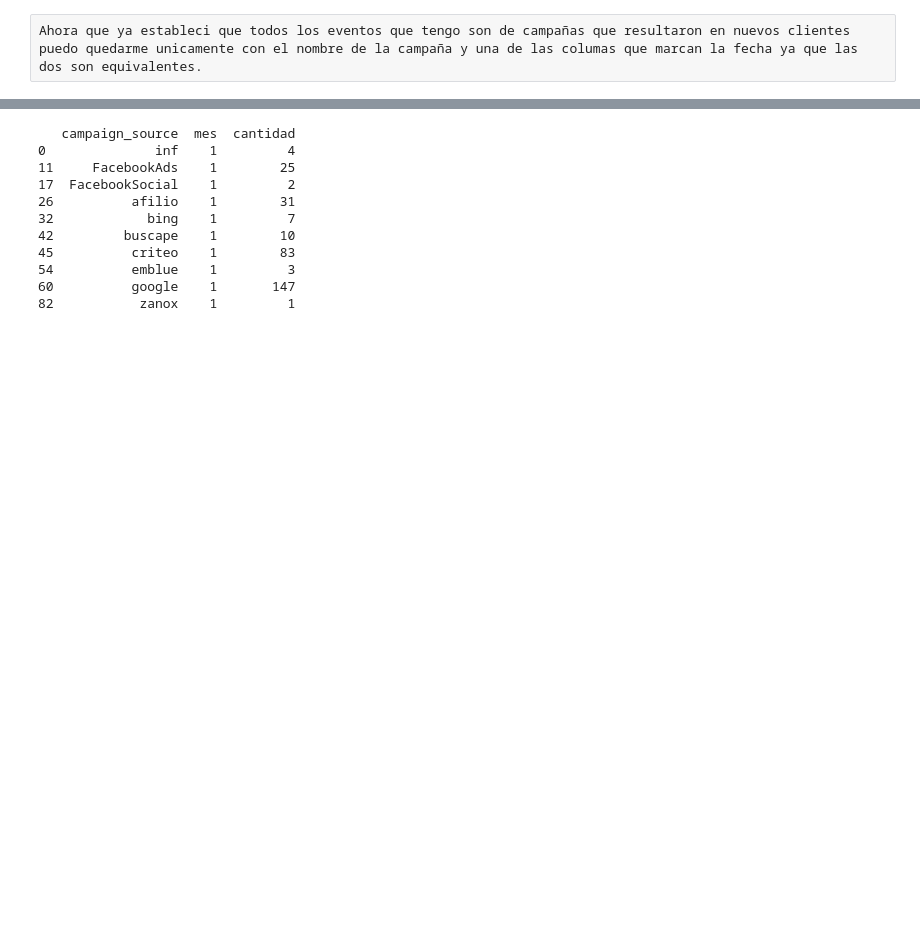
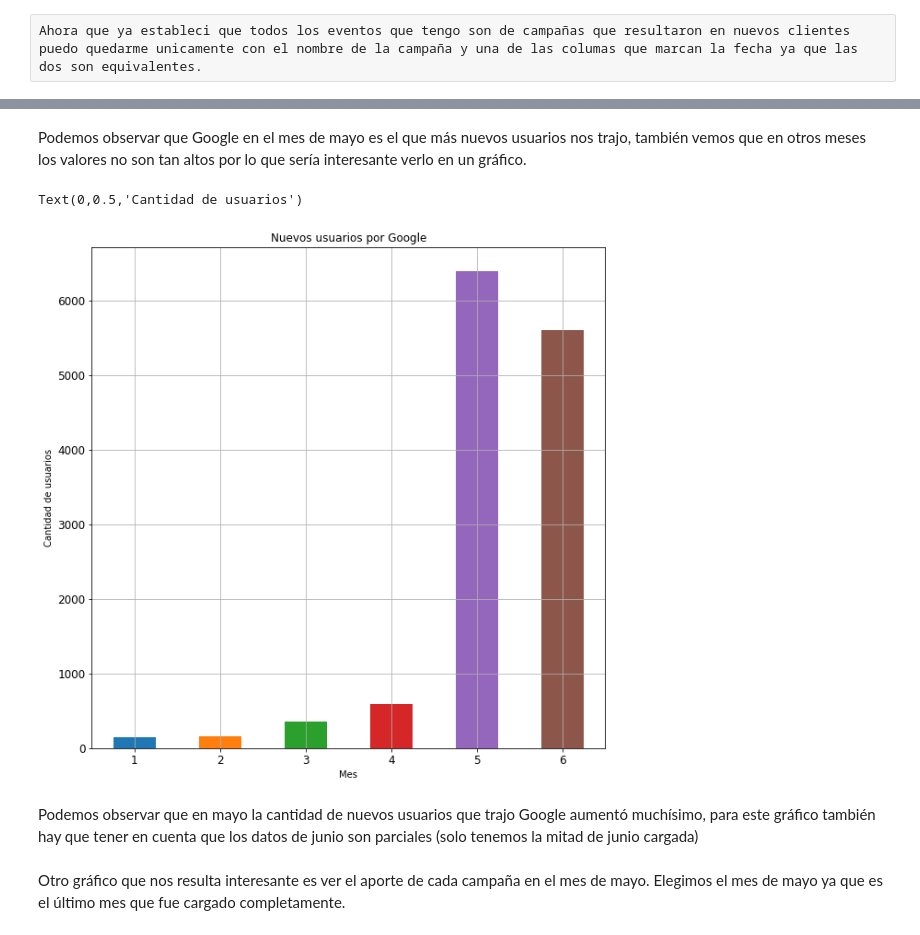
Before and after one commit to lituarte/Datos-TP1, a Jupyter notebook: Notebooks/Análisis del reclutamiento por campaña.ipynb, the cells around one changed output, grey strips where cells are left out. Saved outputs shown, nothing was run; the diff lists cells and outputs as text; code cells hidden in the pictures; blank space fills up the shorter version.

Commit message:
Agrego gráficos y análisis al reclutamiento por campaña

```diff
--- a/Notebooks/Análisis del reclutamiento por campaña.ipynb
+++ b/Notebooks/Análisis del reclutamiento por campaña.ipynb
@@ -44,3 +47,4 @@ campania_por_mes["mes"] = campania_por_mes["hora campania"].dt.month
 campania_por_mes = campania_por_mes.drop(columns="hora campania")
 # %%
 campania_por_mes = campania_por_mes.groupby(["campaign_source", "mes"], as_index=False).sum()
+campania_por_mes = campania_por_mes.sort_values(by="cantidad", ascending=False)
@@ -47,14 +71,19 @@ campania_por_mes = campania_por_mes.groupby(["campaign_source", "mes"], as_index
+# %% [markdown]
+Podemos observar que Google en el mes de mayo es el que más nuevos usuarios nos trajo, también vemos que en otros meses los valores no son tan altos por lo que sería interesante verlo en un gráfico.
+# %%
+google_por_mes = campania_por_mes.loc[campania_por_mes["campaign_source"] == "google",:]
+# %%
+google_por_mes.sort_values(by="mes").plot(rot=0, kind="bar", x="mes", y="cantidad", figsize=(10,10), legend=False, fontsize=12, grid=True)
+
+plt.title("Nuevos usuarios por Google")
+plt.xlabel("Mes")
+plt.ylabel("Cantidad de usuarios")
+# %% [output]
+Text(0,0.5,'Cantidad de usuarios')
+[figure, added]
+# %% [markdown]
+Podemos observar que en mayo la cantidad de nuevos usuarios que trajo Google aumentó muchísimo, para este gráfico también hay que tener en cuenta que los datos de junio son parciales (solo tenemos la mitad de junio cargada)
+# %% [markdown]
+Otro gráfico que nos resulta interesante es ver el aporte de cada campaña en el mes de mayo. Elegimos el mes de mayo ya que es el último mes que fue cargado completamente.
 # %%
-print(campania_por_mes.loc[campania_por_mes["mes"] == 1,:])
+mayo = campania_por_mes.loc[campania_por_mes["mes"] == 5,:]
-# %% [output]
-   campaign_source  mes  cantidad
-0              inf    1         4
-11     FacebookAds    1        25
-17  FacebookSocial    1         2
-26          afilio    1        31
-32            bing    1         7
-42         buscape    1        10
-45          criteo    1        83
-54          emblue    1         3
-60          google    1       147
-82           zanox    1         1
```
Also changed, not shown: parts of 10 cells of this notebook.
